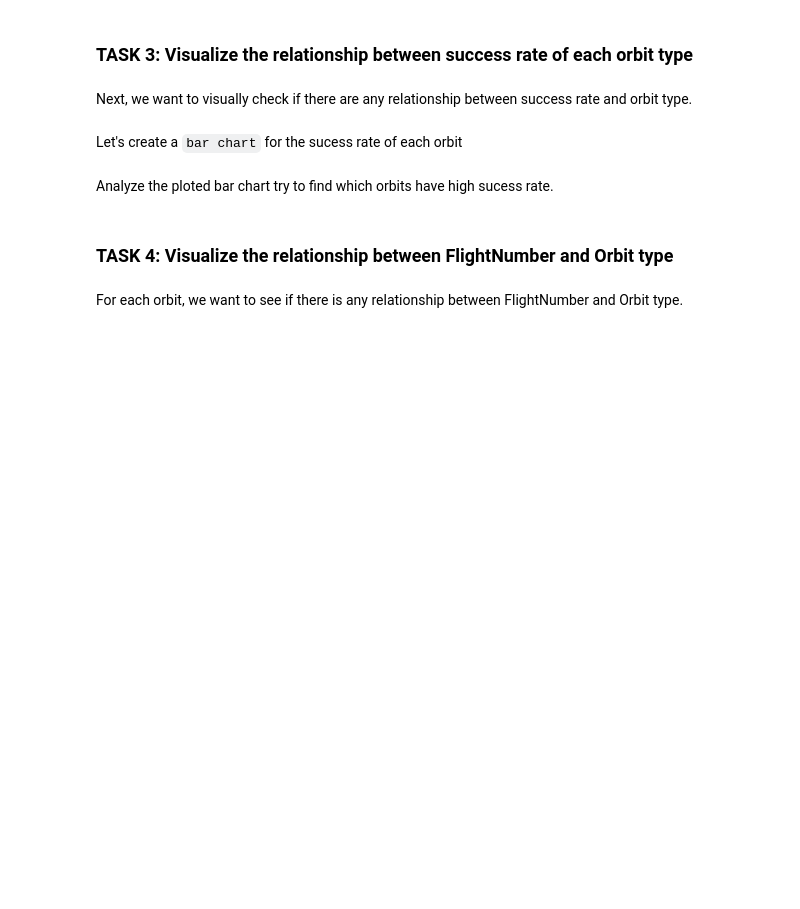
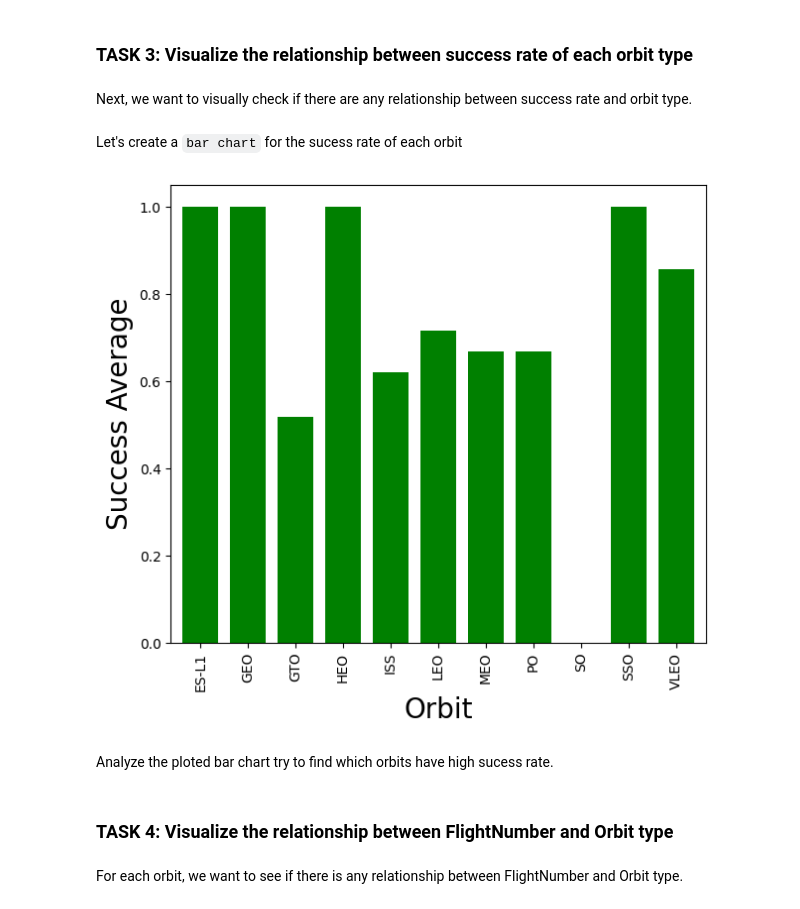
Before and after one commit to jgp-13/SpaceX_project, a Jupyter notebook: Lab_5_EDA-Visualisation_Completed.ipynb, the cells around one changed output. Saved outputs shown, nothing was run; the diff lists cells and outputs as text; code cells hidden in the pictures; blank space fills up the shorter version.

```diff
--- a/Lab_5_EDA-Visualisation_Completed.ipynb
+++ b/Lab_5_EDA-Visualisation_Completed.ipynb
@@ -152,10 +161,12 @@ Next, we want to visually check if there are any relationship between success ra
 Let's create a `bar chart` for the sucess rate of each orbit
 # %%
 # HINT use groupby method on Orbit column and get the mean of Class column
-df.groupby('Orbit').mean()['Class'].plot(kind='bar',color='Green',width=0.75)
+df.groupby('Orbit').mean()['Class'].plot(kind='bar',color='Green',width=0.75, figsize=(6*1.16,6))
 plt.xlabel("Orbit",fontsize=20)
 plt.ylabel("Success Average",fontsize=20)
 plt.show()
+# %% [output]
+[figure, added]
 # %% [markdown]
 Analyze the ploted bar chart try to find which orbits have high sucess rate.
 # %% [markdown]
```
Also changed, not shown: parts of 11 cells of this notebook.
